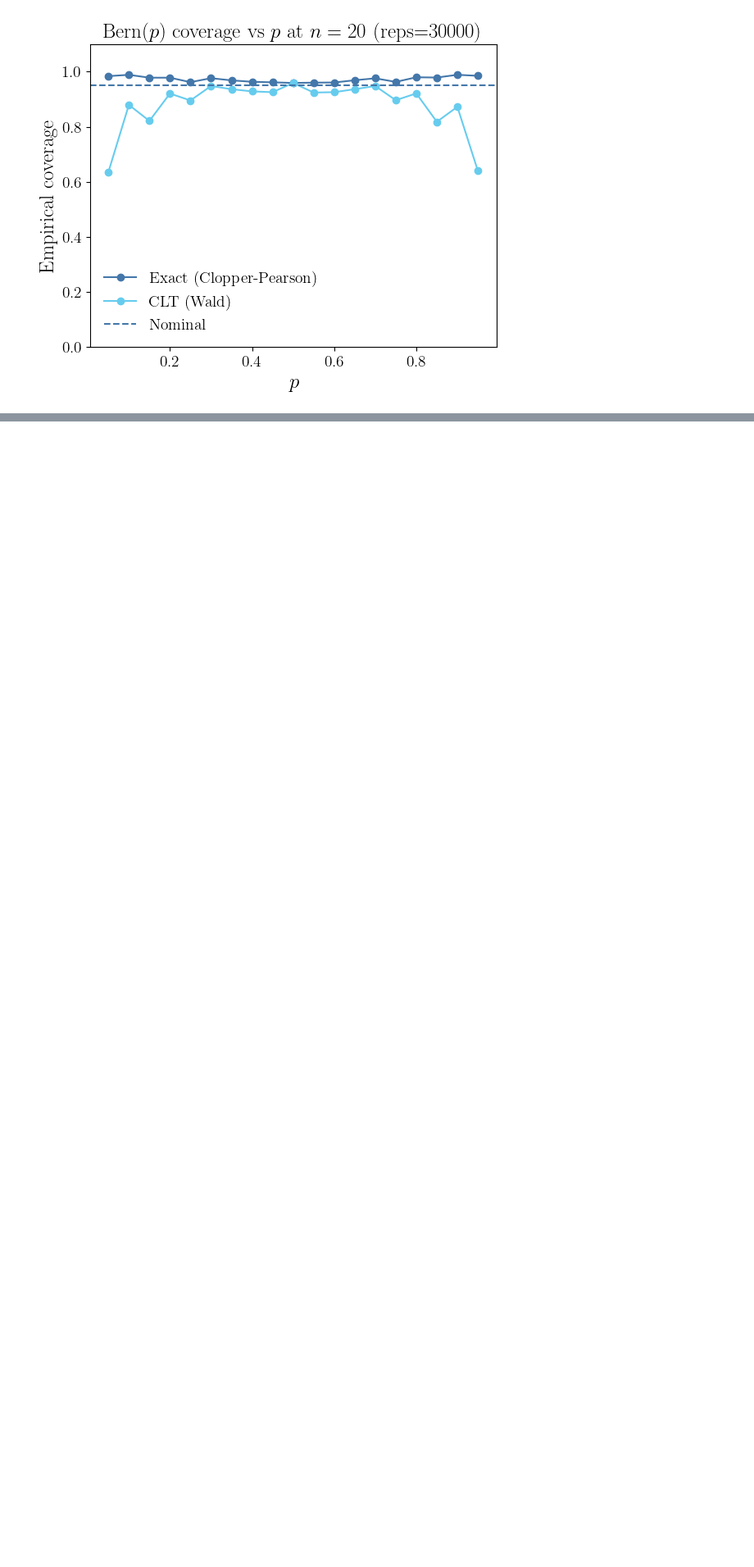
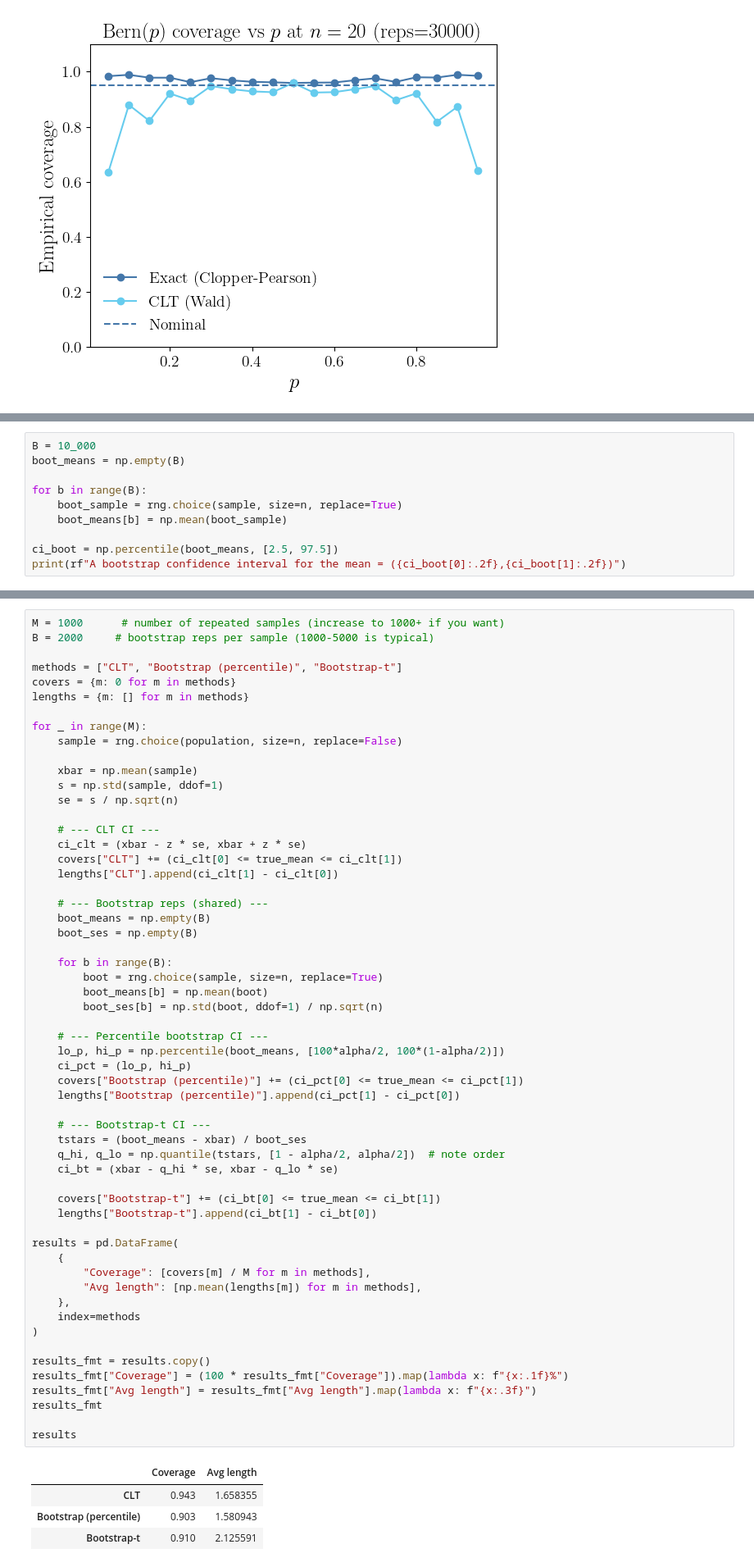
Before and after one commit to fjhickernell/MATH563Spring2026, a Jupyter notebook: classlib/classlib/notebooks/confidence_interval_exact_vs_clt_vs_bootstrap.ipynb, the cells around one changed output, grey strips where cells are left out. Shown at 82% size. Drawn from its saved outputs; the diff is of its cells as text; blank space fills up the shorter version.

```diff
--- a/classlib/classlib/notebooks/coverage_exact_vs_clt.ipynb
+++ b/classlib/classlib/notebooks/confidence_interval_exact_vs_clt_vs_bootstrap.ipynb
@@ -445,0 +563,10 @@ cl.nbviz.savefig("bernoulli_coverage_vs_p");
+# %%
+B = 10_000
+boot_means = np.empty(B)
+
+for b in range(B):
+    boot_sample = rng.choice(sample, size=n, replace=True)
+    boot_means[b] = np.mean(boot_sample)
+
+ci_boot = np.percentile(boot_means, [2.5, 97.5])
+print(rf"A bootstrap confidence interval for the mean = ({ci_boot[0]:.2f},{ci_boot[1]:.2f})")
@@ -445,0 +575,62 @@ cl.nbviz.savefig("bernoulli_coverage_vs_p");
+# %%
+M = 1000      # number of repeated samples (increase to 1000+ if you want)
+B = 2000     # bootstrap reps per sample (1000-5000 is typical)
+
+methods = ["CLT", "Bootstrap (percentile)", "Bootstrap-t"]
+covers = {m: 0 for m in methods}
+lengths = {m: [] for m in methods}
+
+for _ in range(M):
+    sample = rng.choice(population, size=n, replace=False)
+
+    xbar = np.mean(sample)
+    s = np.std(sample, ddof=1)
+    se = s / np.sqrt(n)
+
+    # --- CLT CI ---
+    ci_clt = (xbar - z * se, xbar + z * se)
+    covers["CLT"] += (ci_clt[0] <= true_mean <= ci_clt[1])
+    lengths["CLT"].append(ci_clt[1] - ci_clt[0])
+
+    # --- Bootstrap reps (shared) ---
+    boot_means = np.empty(B)
+    boot_ses = np.empty(B)
+
+    for b in range(B):
+        boot = rng.choice(sample, size=n, replace=True)
+        boot_means[b] = np.mean(boot)
+        boot_ses[b] = np.std(boot, ddof=1) / np.sqrt(n)
+
+    # --- Percentile bootstrap CI ---
+    lo_p, hi_p = np.percentile(boot_means, [100*alpha/2, 100*(1-alpha/2)])
+    ci_pct = (lo_p, hi_p)
+    covers["Bootstrap (percentile)"] += (ci_pct[0] <= true_mean <= ci_pct[1])
+    lengths["Bootstrap (percentile)"].append(ci_pct[1] - ci_pct[0])
+
+    # --- Bootstrap-t CI ---
+    tstars = (boot_means - xbar) / boot_ses
+    q_hi, q_lo = np.quantile(tstars, [1 - alpha/2, alpha/2])  # note order
+    ci_bt = (xbar - q_hi * se, xbar - q_lo * se)
+
+    covers["Bootstrap-t"] += (ci_bt[0] <= true_mean <= ci_bt[1])
+    lengths["Bootstrap-t"].append(ci_bt[1] - ci_bt[0])
+
+results = pd.DataFrame(
+    {
+        "Coverage": [covers[m] / M for m in methods],
+        "Avg length": [np.mean(lengths[m]) for m in methods],
+    },
+    index=methods
+)
+
+results_fmt = results.copy()
+results_fmt["Coverage"] = (100 * results_fmt["Coverage"]).map(lambda x: f"{x:.1f}%")
+results_fmt["Avg length"] = results_fmt["Avg length"].map(lambda x: f"{x:.3f}")
+results_fmt
+
+results
+# %% [output]
+|  | Coverage | Avg length |
+| CLT | 0.943 | 1.658355 |
+| Bootstrap (percentile) | 0.903 | 1.580943 |
+| Bootstrap-t | 0.910 | 2.125591 |
```
Also changed, not shown: parts of 12 cells of this notebook, 5 other files.
